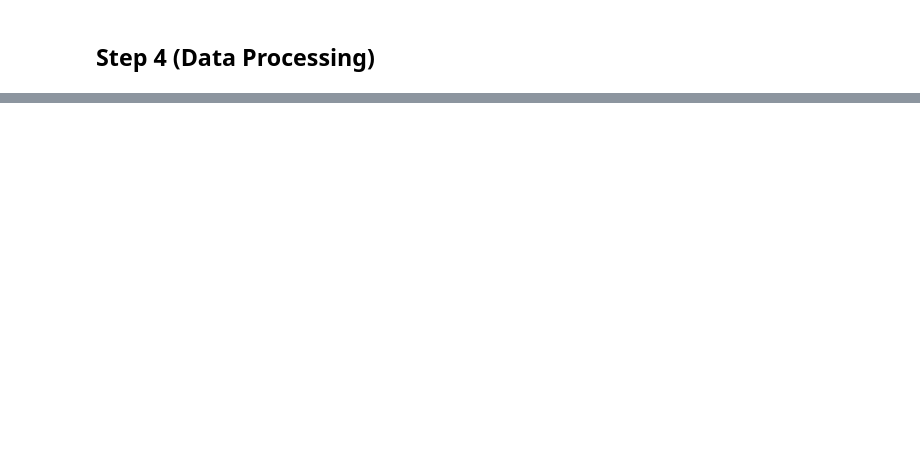
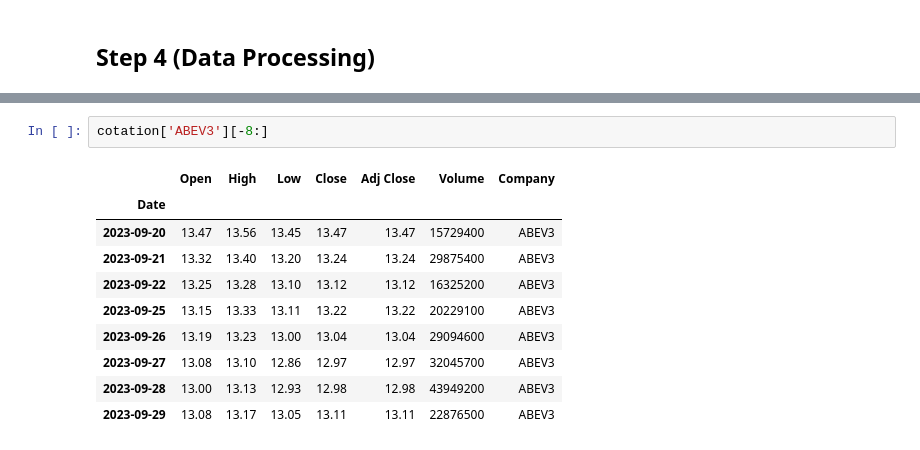
Before and after one commit to felipedaniel1910/StockMarketPrediction, a Jupyter notebook: etl_workflow.ipynb, the cells around one changed output, grey strips where cells are left out. Drawn from its saved outputs; the diff is of its cells as text; blank space fills up the shorter version.

```diff
--- a/etl_workflow.ipynb
+++ b/etl_workflow.ipynb
@@ -233,0 +592,13 @@ for file in files_list:
+# %%
+cotation['ABEV3'][-8:]
+# %% [output]
+|  | Open | High | Low | Close | Adj Close | Volume | Company |
+| Date |  |  |  |  |  |  |  |
+| 2023-09-20 | 13.47 | 13.56 | 13.45 | 13.47 | 13.47 | 15729400 | ABEV3 |
+| 2023-09-21 | 13.32 | 13.40 | 13.20 | 13.24 | 13.24 | 29875400 | ABEV3 |
+| 2023-09-22 | 13.25 | 13.28 | 13.10 | 13.12 | 13.12 | 16325200 | ABEV3 |
+| 2023-09-25 | 13.15 | 13.33 | 13.11 | 13.22 | 13.22 | 20229100 | ABEV3 |
+| 2023-09-26 | 13.19 | 13.23 | 13.00 | 13.04 | 13.04 | 29094600 | ABEV3 |
+| 2023-09-27 | 13.08 | 13.10 | 12.86 | 12.97 | 12.97 | 32045700 | ABEV3 |
+| 2023-09-28 | 13.00 | 13.13 | 12.93 | 12.98 | 12.98 | 43949200 | ABEV3 |
+| 2023-09-29 | 13.08 | 13.17 | 13.05 | 13.11 | 13.11 | 22876500 | ABEV3 |
```
Also changed, not shown: parts of 38 cells of this notebook, 5 other files.
